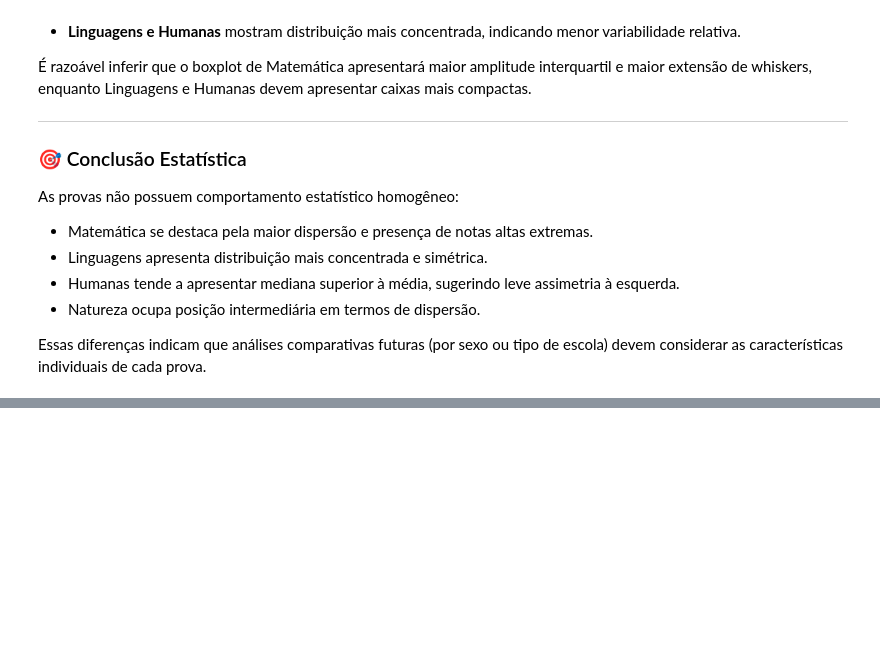
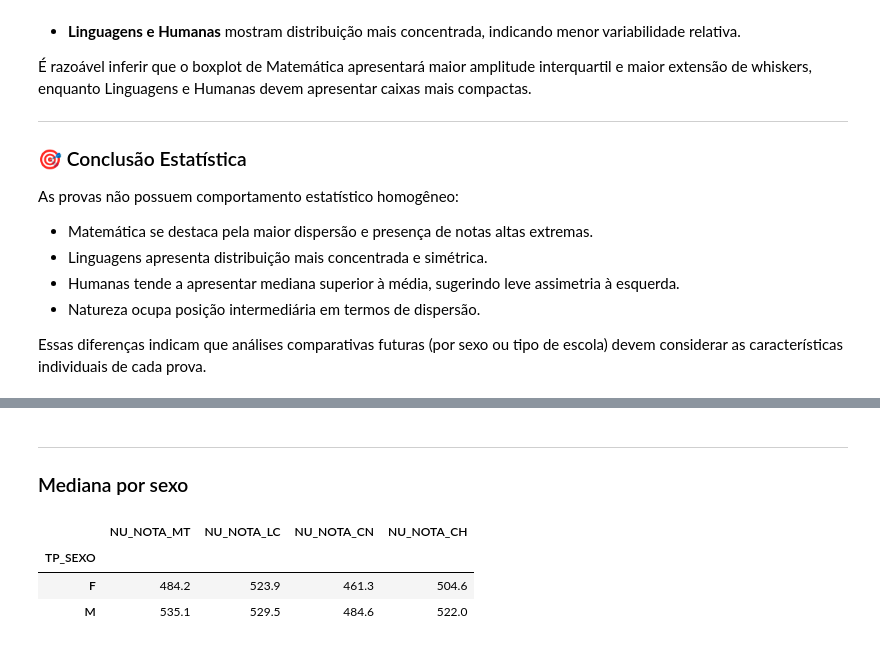
Before and after one commit to wellitonrocha/data_science_journey, a Jupyter notebook: Semana05_Estatistica_ENEM/enem_stats.ipynb, the cells around one changed output, grey strips where cells are left out. Drawn from its saved outputs; the diff is of its cells as text; code cells hidden in the pictures; blank space fills up the shorter version.

```diff
--- a/Semana05_Estatistica_ENEM/enem_stats.ipynb
+++ b/Semana05_Estatistica_ENEM/enem_stats.ipynb
@@ -256,0 +292,13 @@ Essas diferenças indicam que análises comparativas futuras (por sexo ou tipo d
+# %% [markdown]
+---
+### Mediana por sexo
+# %%
+df_stats.groupby("TP_SEXO")[["NU_NOTA_MT",
+                              "NU_NOTA_LC",
+                              "NU_NOTA_CN",
+                              "NU_NOTA_CH"]].median()
+# %% [output]
+|  | NU_NOTA_MT | NU_NOTA_LC | NU_NOTA_CN | NU_NOTA_CH |
+| TP_SEXO |  |  |  |  |
+| F | 484.2 | 523.9 | 461.3 | 504.6 |
+| M | 535.1 | 529.5 | 484.6 | 522.0 |
```
Also changed, not shown: parts of 11 cells of this notebook, 1 other file.
